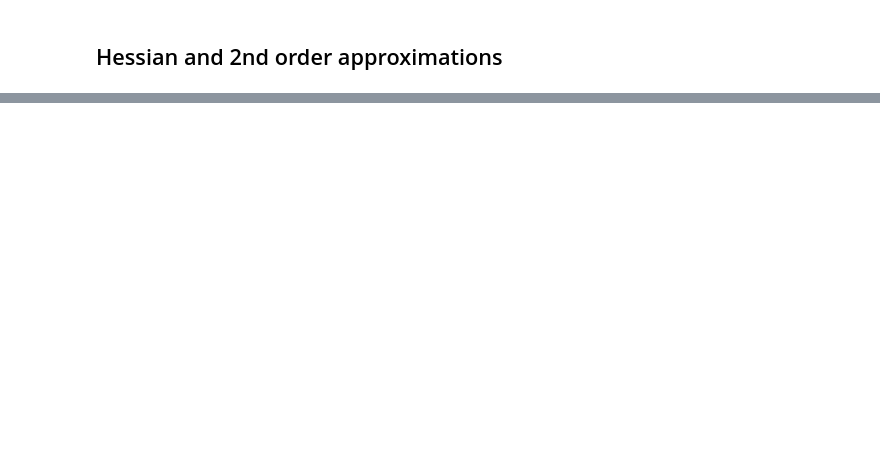
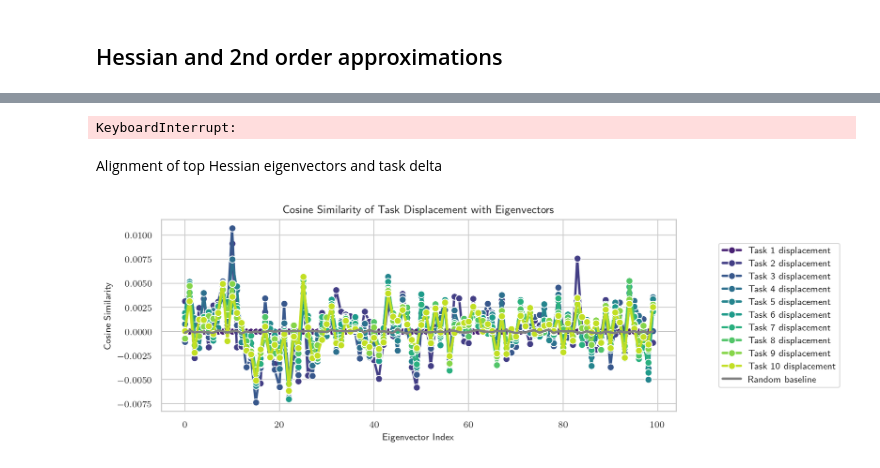
Before and after one commit to GiuliaLanzillotta/bytebybyte, a Jupyter notebook: results.ipynb, the cells around one changed output, grey strips where cells are left out. Drawn from its saved outputs; the diff is of its cells as text; code cells hidden in the pictures; blank space fills up the shorter version.

```diff
--- a/results.ipynb
+++ b/results.ipynb
@@ -905,3 +932 @@ eigenvalues, eigenvectors = eigsh(linear_operator, k=n_top_vectors, tol=0.001, w
 eigenvectors = np.transpose(eigenvectors)
-# %%
-l, v = top_k_hessian_eigen(agent, eval_criterion, data, K=10, ntasks_observed=-1)
@@ -923,0 +953,9 @@ NaN detected in Hv at iteration 9
+# %%
+N = 100
+
+agent = experiment_logger.load_checkpoint(agent, 0) # after first tas
+agent.config['device']=device
+agent.network = agent.network.to(device)
+train_dataloader, test_dataloader = get_singletask_dataloaders(env, 0, N)
+
+data = iter(train_dataloader).__next__()
@@ -923,0 +1036,39 @@ NaN detected in Hv at iteration 9
+# %%
+agent.ready_train()
+l, v = eigenvalues(agent.network, data, maxIter=10, tol=1e-3, top_n=10, device=device)
+# %% [output]
+KeyboardInterrupt:
+# %% [markdown]
+Alignment of top Hessian eigenvectors and task delta
+# %%
+all_alignments = np.zeros((num_tasks, K))
+random_alignments = np.zeros((num_tasks, K))
+start = minima[0] # first task optimum
+for i in range(num_tasks):
+    end = minima[i]
+    direction = end - start
+    random_vector = torch.randn_like(direction)
+    all_alignments[i,:] = [torch.nn.functional.cosine_similarity(direction, torch.Tensor(v).to(device), dim=0).item() for v in eigenvectors]
+    random_alignments[i,:] =  [torch.nn.functional.cosine_similarity(random_vector, torch.Tensor(v).to(device), dim=0).item() for v in eigenvectors]
+# all_alignments(i,j) = cosine similarity of 1->i direction to eigenvector j
+# %%
+fig, ax = plt.subplots(figsize=(8, 3), dpi=200)
+palette = sns.color_palette("viridis", num_tasks)
+
+# Plot each row of the all_alignments matrix
+for i in range(num_tasks):
+    sns.lineplot(x=range(K), y=all_alignments[i], label=f'Task {i+1} displacement', color=palette[i], marker='o', markersize=6)
+
+sns.lineplot(x=list(range(K)) * num_tasks, y=random_alignments.flatten(), color="gray", label='Random baseline')
+# Plot the eigenvalues
+#sns.lineplot(x=range(K), y=eigenvalues, label='Eigenvalues', color='black', linestyle='--')
+
+plt.xlabel('Eigenvector Index')
+plt.ylabel('Cosine Similarity')
+plt.title('Cosine Similarity of Task Displacement with Eigenvectors')
+plt.legend()
+
+plt.legend(loc='upper center', bbox_to_anchor=(1.2, 0.9), ncol=1)
+plt.show()
+# %% [output]
+[figure, added]
```
Also changed, not shown: parts of 34 cells of this notebook, 7 other files.
